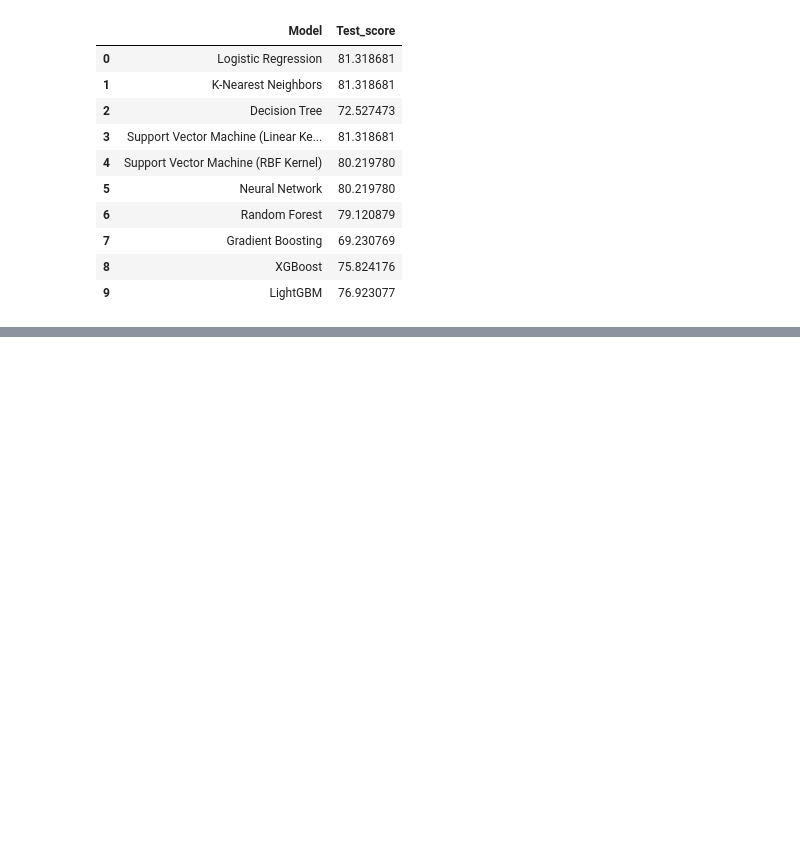
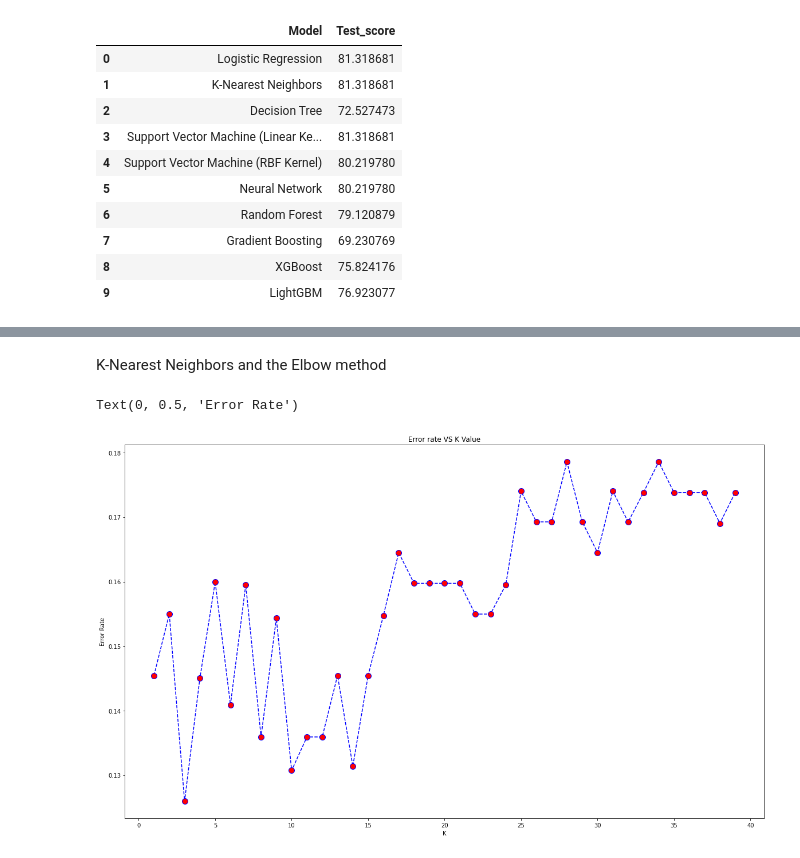
Before and after one commit to karhol/mock-portfolio, a Jupyter notebook: Heart_Attack_EDA_Prediction.ipynb, the cells around one changed output, grey strips where cells are left out. Cells and saved outputs as stored; diff of their text form; code cells hidden in the pictures; blank space fills up the shorter version.

```diff
--- a/Heart_Attack_EDA_Prediction.ipynb
+++ b/Heart_Attack_EDA_Prediction.ipynb
@@ -318,0 +327,30 @@ display(model_results.style.background_gradient(cmap='Purples'))
+# %% [markdown]
+K-Nearest Neighbors and the Elbow method
+# %%
+from sklearn.model_selection import cross_val_score
+
+accuracy_rate = []
+
+for i in range(1,40):
+
+    knn = KNeighborsClassifier(n_neighbors=i)
+    score = cross_val_score(knn, X_train, y_train, cv=10)
+    accuracy_rate.append(score.mean())
+
+error_rate = []
+
+for i in range(1,40):
+
+    knn = KNeighborsClassifier(n_neighbors=i)
+    score = cross_val_score(knn, X_train, y_train, cv=10)
+    error_rate.append(1-score.mean())
+# %%
+plt.figure(figsize=(20,12))
+plt.plot(range(1,40), error_rate, color='blue', linestyle='dashed', marker='o', markerfacecolor='red', markersize=10)
+
+plt.title('Error rate VS K Value')
+plt.xlabel('K')
+plt.ylabel('Error Rate')
+# %% [output]
+Text(0, 0.5, 'Error Rate')
+[figure, added]
```
Also changed, not shown: parts of 6 cells of this notebook.
